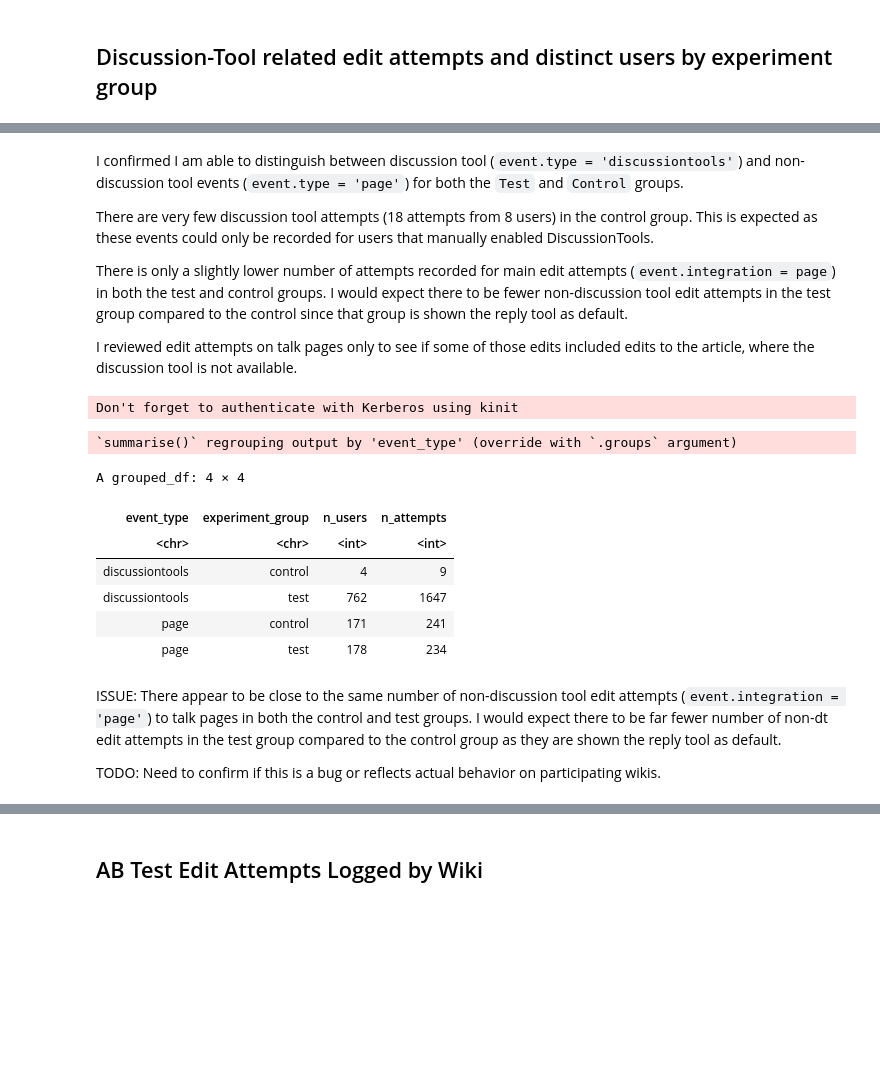
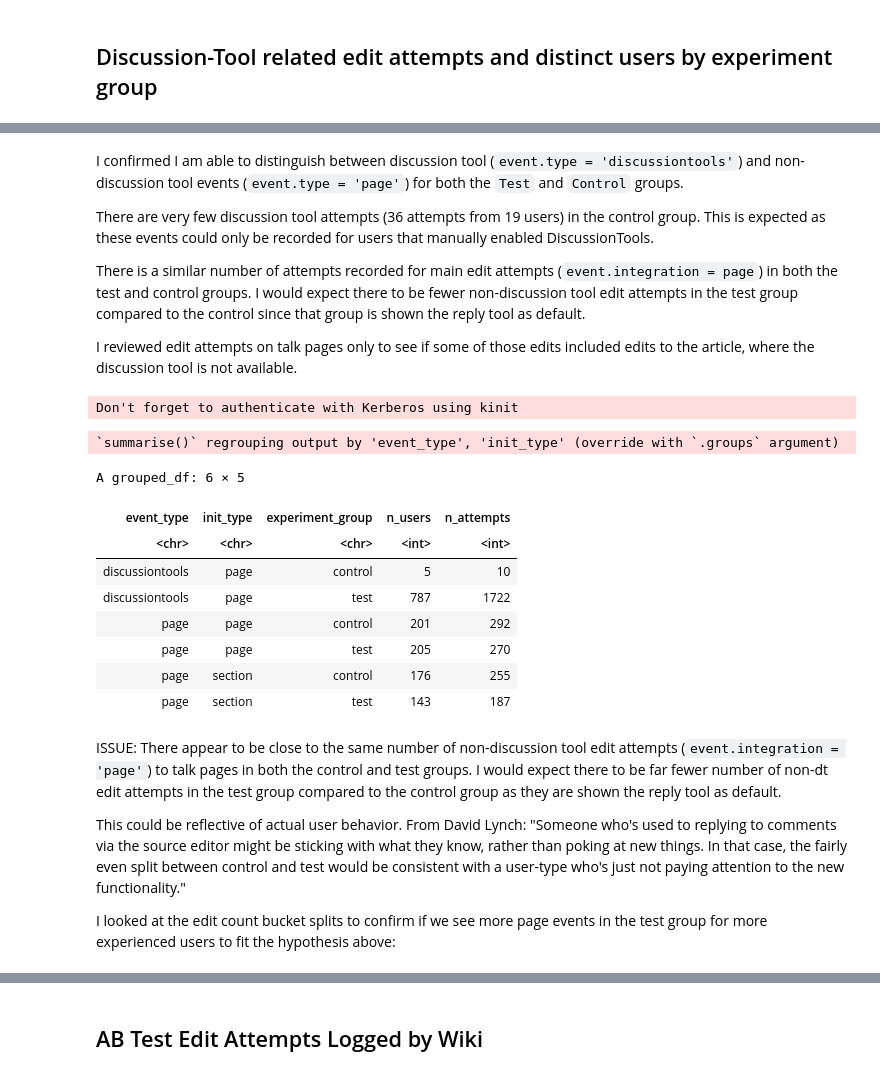
Before and after one commit to wikimedia-research/Reply-tools-analysis-2021, a Jupyter notebook: QA/Reply-tool-ab-test-qa.ipynb, the cells around one changed output, grey strips where cells are left out. Saved outputs shown, nothing was run; the diff lists cells and outputs as text; code cells hidden in the pictures; blank space fills up the shorter version.

Commit message:
revised reply tool QA

```diff
--- a/QA/Reply-tool-ab-test-qa.ipynb
+++ b/QA/Reply-tool-ab-test-qa.ipynb
@@ -129,9 +129,9 @@ A grouped_df: 4 × 4
 # %% [markdown]
 I confirmed I am able to distinguish between discussion tool (`event.type = 'discussiontools'`) and non-discussion tool events (`event.type = 'page'`) for both the `Test` and `Control` groups.
 
-There are very few discussion tool attempts (18 attempts from 8 users) in the control group. This is expected as these events could only be recorded for users that manually enabled DiscussionTools.
+There are very few discussion tool attempts (36 attempts from 19 users) in the control group. This is expected as these events could only be recorded for users that manually enabled DiscussionTools.
 
-There is only a slightly lower number of attempts recorded for main edit attempts (`event.integration = page`) in both the test and control groups. I would expect there to be fewer non-discussion tool edit attempts in the test group compared to the control since that group is shown the reply tool as default.
+There is a similar number of attempts recorded for main edit attempts (`event.integration = page`) in both the test and control groups. I would expect there to be fewer non-discussion tool edit attempts in the test group compared to the control since that group is shown the reply tool as default.
 
 I reviewed edit attempts on talk pages only to see if some of those edits included edits to the article, where the discussion tool is not available.
 # %%
@@ -172,25 +192,29 @@ Don't forget to authenticate with Kerberos using kinit
 # %%
 dt_attempts_bytestgroup_talkpage_only <- collect_edit_attempts_talkonly  %>%
  # review only AB test events
      filter(attempt_dt >= '2021-02-12',
         is_ab_test_wiki == TRUE,
           experiment_group != 'NULL'
           )   %>%
-    group_by (event_type, experiment_group) %>%
+    group_by (event_type, init_type, experiment_group) %>%
     summarise(n_users = n_distinct(user_id),
               n_attempts = n_distinct(edit_attempt_id))
 
 dt_attempts_bytestgroup_talkpage_only
 # %% [output]
-`summarise()` regrouping output by 'event_type' (override with `.groups` argument)
+`summarise()` regrouping output by 'event_type', 'init_type' (override with `.groups` argument)
-A grouped_df: 4 × 4
+A grouped_df: 6 × 5
-| event_type | experiment_group | n_users | n_attempts |
-| <chr> | <chr> | <int> | <int> |
-| discussiontools | control | 4 | 9 |
-| discussiontools | test | 762 | 1647 |
-| page | control | 171 | 241 |
-| page | test | 178 | 234 |
+| event_type | init_type | experiment_group | n_users | n_attempts |
+| <chr> | <chr> | <chr> | <int> | <int> |
+| discussiontools | page | control | 5 | 10 |
+| discussiontools | page | test | 787 | 1722 |
+| page | page | control | 201 | 292 |
+| page | page | test | 205 | 270 |
+| page | section | control | 176 | 255 |
+| page | section | test | 143 | 187 |
 # %% [markdown]
 ISSUE: There appear to be close to the same number of non-discussion tool edit attempts (`event.integration = 'page'`) to talk pages in both the control and test groups. I would expect there to be far fewer number of non-dt edit attempts in the test group compared to the control group as they are shown the reply tool as default.
 
-TODO: Need to confirm if this is a bug or reflects actual behavior on participating wikis.
+This could be reflective of actual user behavior. From David Lynch: "Someone who's used to replying to comments via the source editor might be sticking with what they know, rather than poking at new things. In that case, the fairly even split between control and test would be consistent with a user-type who's just not paying attention to the new functionality."
+
+I looked at the edit count bucket splits to confirm if we see more page events in the test group for more experienced users to fit the hypothesis above:
```
Also changed, not shown: parts of 5 cells of this notebook.
